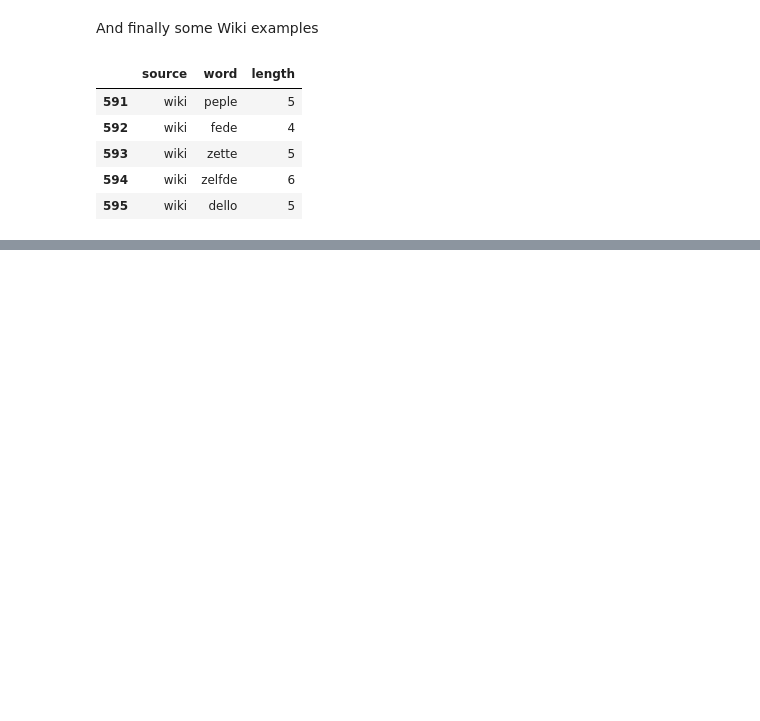
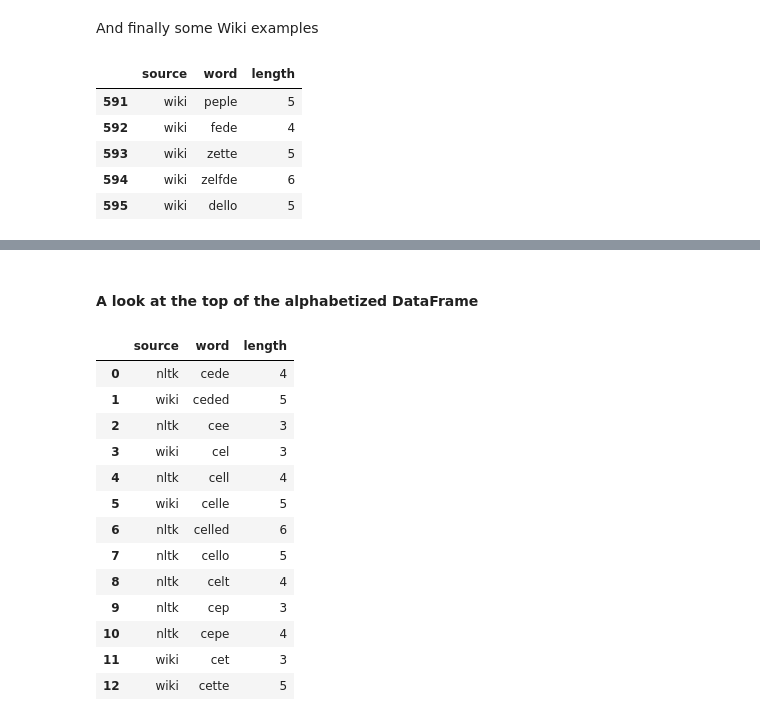
Before and after one commit to nate-walter/Words-From-The-Eye-Chart, a Jupyter notebook: Snellen_Words.ipynb, the cells around one changed output, grey strips where cells are left out. Drawn from its saved outputs; the diff is of its cells as text; code cells hidden in the pictures; blank space fills up the shorter version.

Commit message:
sorted dataframe by word

```diff
--- a/Snellen_Words.ipynb
+++ b/Snellen_Words.ipynb
@@ -746,0 +750,21 @@ data.tail()
+# %%
+data = data.sort_values(by='word', ascending=True).reset_index(drop=True)
+# %% [markdown]
+#### A look at the top of the alphabetized DataFrame
+# %%
+data.head(13)
+# %% [output]
+|  | source | word | length |
+| 0 | nltk | cede | 4 |
+| 1 | wiki | ceded | 5 |
+| 2 | nltk | cee | 3 |
+| 3 | wiki | cel | 3 |
+| 4 | nltk | cell | 4 |
+| 5 | wiki | celle | 5 |
+| 6 | nltk | celled | 6 |
+| 7 | nltk | cello | 5 |
+| 8 | nltk | celt | 4 |
+| 9 | nltk | cep | 3 |
+| 10 | nltk | cepe | 4 |
+| 11 | wiki | cet | 3 |
+| 12 | wiki | cette | 5 |
```
Also changed, not shown: parts of 3 cells of this notebook.
